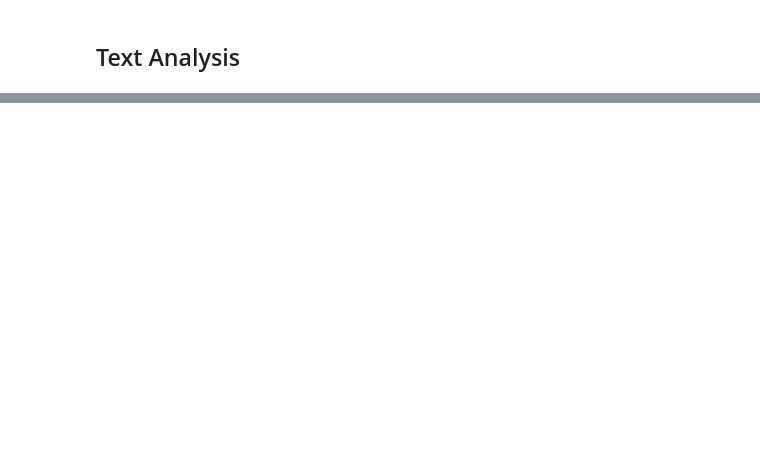
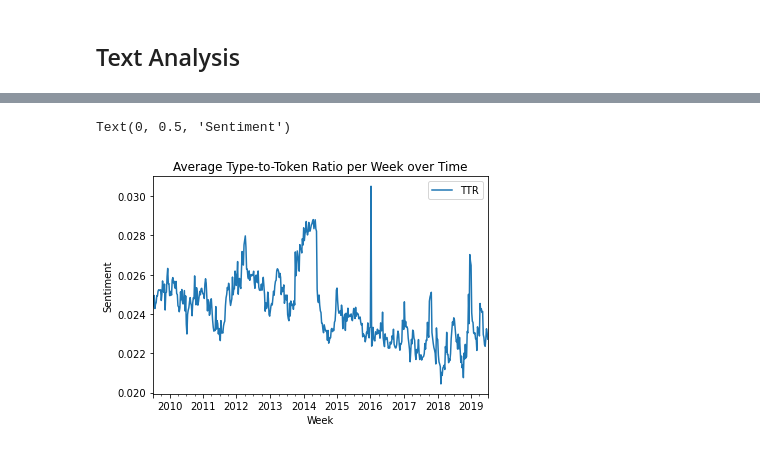
Before and after one commit to catbaker3/final, a Jupyter notebook: Final- Alt Dataset.ipynb, the cells around one changed output, grey strips where cells are left out. Drawn from its saved outputs; the diff is of its cells as text; code cells hidden in the pictures; blank space fills up the shorter version.

```diff
--- a/Final- Alt Dataset.ipynb
+++ b/Final- Alt Dataset.ipynb
@@ -420,0 +342,13 @@ lexical_rich.sort_values(by='lexical_richness', ascending=False)
+# %%
+# Types of each song
+types = [len(set(text)) for text in texts]
+
+billboard_100['types'] = types
+# %%
+billboard_100['tokens'] = billboard_100['tokens'].apply(lambda x: float(x))
+billboard_100['types'] = billboard_100['types'].apply(lambda x: float(x))
+# %%
+# Type-to-token ratio
+ttr = billboard_100['types']/billboard_100['tokens']
+
+billboard_100['TTR'] = ttr
@@ -421,3 +365,14 @@ lexical_rich.sort_values(by='lexical_richness', ascending=False)
+# %%
+billboard_100_resample = billboard_100['TTR'].resample('W').mean()
+# %%
+#Plot lyric sentiment over time
+billboard_100_resample.plot(label='TTR', legend=True)
+plt.title('Average Type-to-Token Ratio per Week over Time')
+plt.xlabel('Week')
+plt.ylabel('Sentiment')
+# %% [output]
+Text(0, 0.5, 'Sentiment')
+[figure, added]
 # %%
 #Compute the word count of each song and create a word count column
 #then plot the word count dist
```
Also changed, not shown: parts of 22 cells of this notebook.
